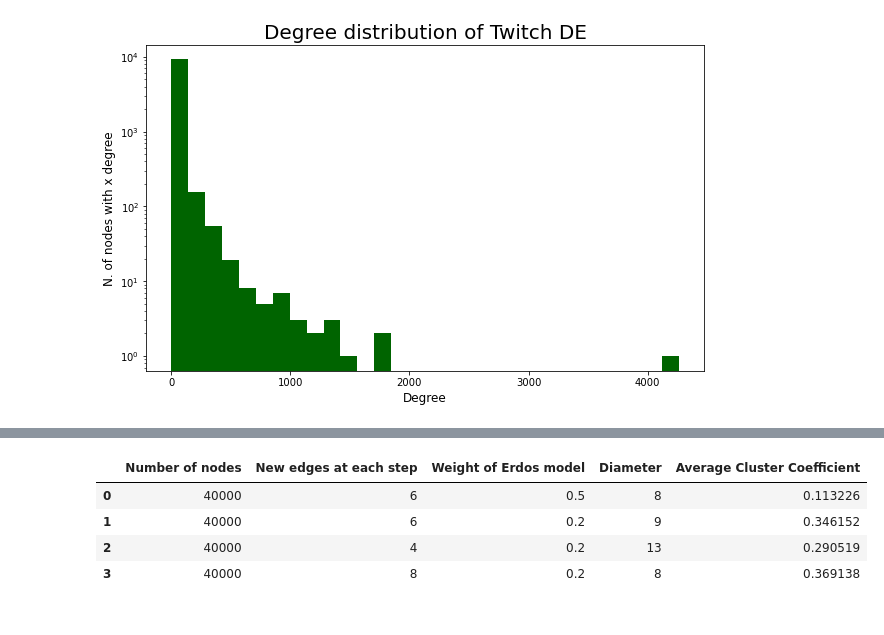
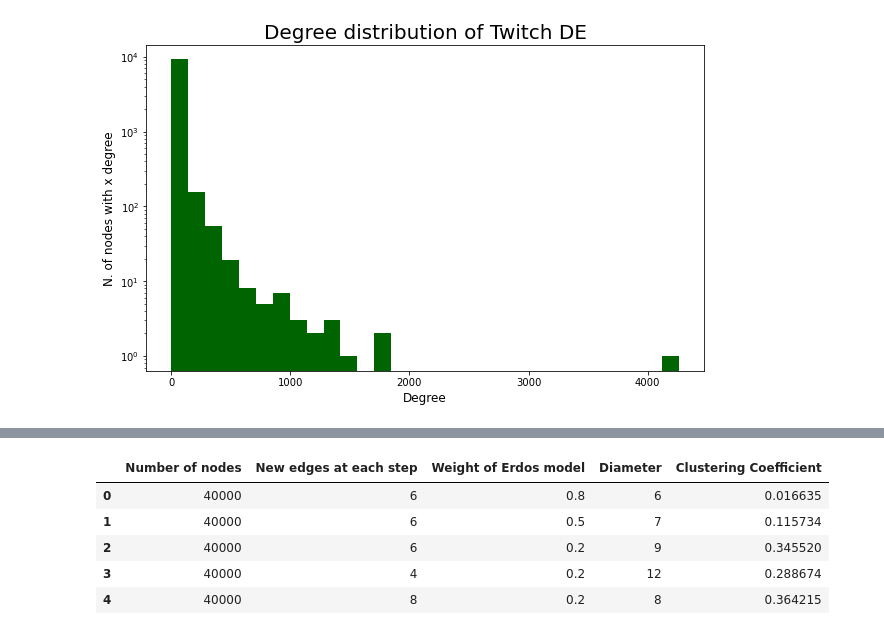
Before and after one commit to michele1783/Social-Network-and-Online-Markets, a Jupyter notebook: HW Social Network.ipynb, the cells around one changed output, grey strips where cells are left out. Saved outputs shown, nothing was run; the diff lists cells and outputs as text; code cells hidden in the pictures.

```diff
--- a/HW Social Network.ipynb
+++ b/HW Social Network.ipynb
@@ -222,8 +350,12 @@ for i in res_erdos:
 # %%
+#counter
 c=0
+bins = 18
+#for each simulation
+#plot the degree distribution
 for i in res_erdos:
     plt.figure(figsize=(10,6))
-    plt.hist(i[0].values(), bins = 30, color='darkgreen')
+    plt.hist(i[0].values(),bins = bins, color='darkgreen')
     plt.title(f"Degree distribution with n = "+str(n[c])+" and p = "+str(p[c]), fontsize = 20)
     plt.xlabel("Degree", fontsize =12)
     plt.ylabel("N. of nodes with x degree", fontsize = 12)
@@ -388,0 +517,8 @@ m[2]
+# %%
+#choosing a grid of values for p and l
+l = [6,6,6,4,8]
+n = [40000,40000, 40000, 40000,40000]
+p = [0.8,0.5,0.2,0.2,0.2]
+# %%
+#creating for each triplet of values a graph through my model
+mymod_trial = [my_model(n[i], p[i], l[i]) for i in range(5)]
@@ -434,4 +570,0 @@ def my_model(n, p, l):
-# %%
-l = [6,6,4,8]
-n = [40000, 40000, 40000,40000]
-p = [0.5,0.2,0.2,0.2]
@@ -473,10 +571,12 @@ for i in res_mymod:
 # %%
+#dataframe containg all the information together
 df_2 = pd.DataFrame(list(zip(n, l, p, diam, clus)),
-               columns =['Number of nodes', 'New edges at each step','Weight of Erdos model', 'Diameter', 'Average Cluster Coefficient'])
+               columns =['Number of nodes', 'New edges at each step','Weight of Erdos model', 'Diameter', 'Clustering Coefficient'])
 df_2
 # %% [output]
-|  | Number of nodes | New edges at each step | Weight of Erdos model | Diameter | Average Cluster Coefficient |
-| 0 | 40000 | 6 | 0.5 | 8 | 0.113226 |
-| 1 | 40000 | 6 | 0.2 | 9 | 0.346152 |
-| 2 | 40000 | 4 | 0.2 | 13 | 0.290519 |
-| 3 | 40000 | 8 | 0.2 | 8 | 0.369138 |
+|  | Number of nodes | New edges at each step | Weight of Erdos model | Diameter | Clustering Coefficient |
+| 0 | 40000 | 6 | 0.8 | 6 | 0.016635 |
+| 1 | 40000 | 6 | 0.5 | 7 | 0.115734 |
+| 2 | 40000 | 6 | 0.2 | 9 | 0.345520 |
+| 3 | 40000 | 4 | 0.2 | 12 | 0.288674 |
+| 4 | 40000 | 8 | 0.2 | 8 | 0.364215 |
```
Also changed, not shown: parts of 63 cells of this notebook.
